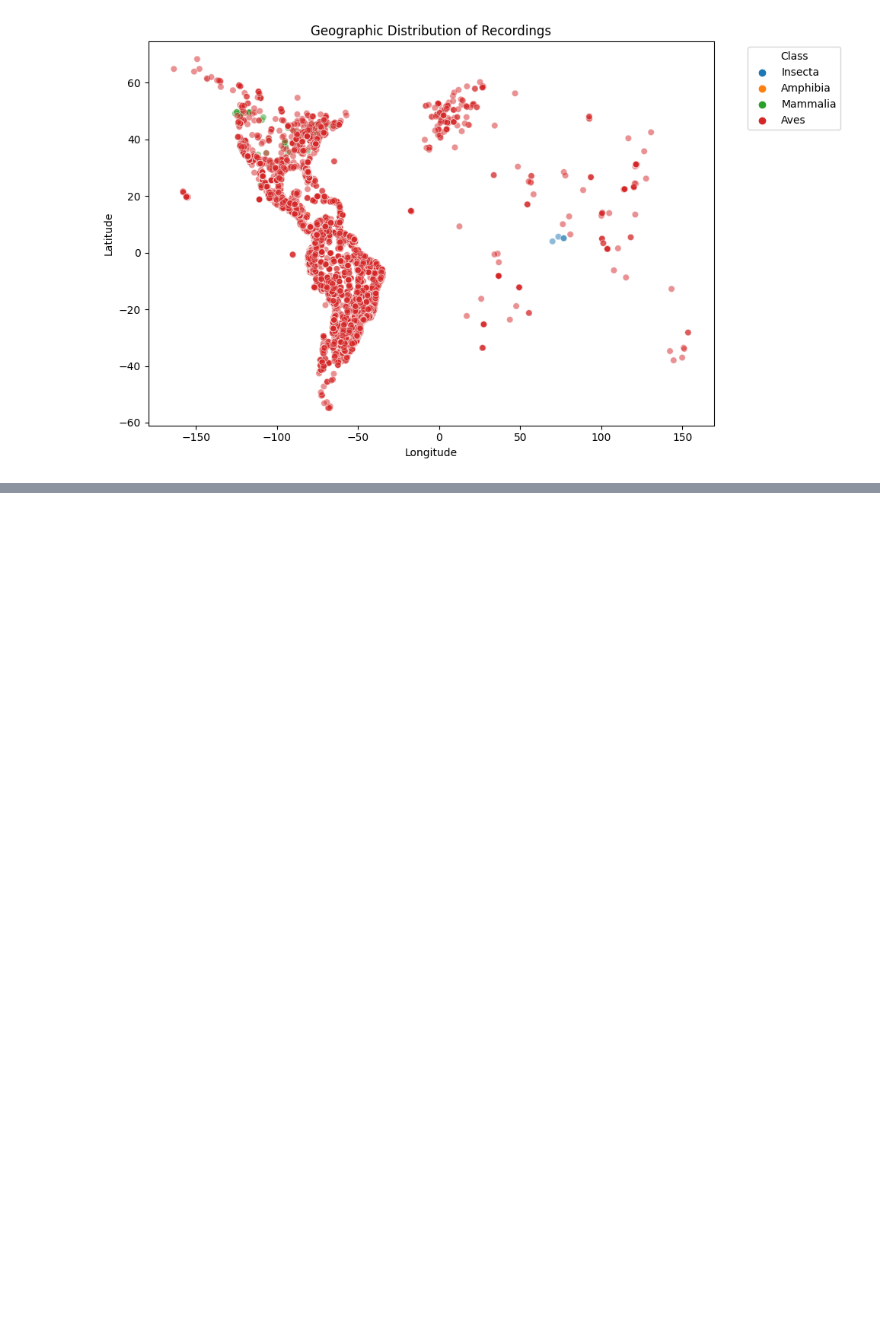
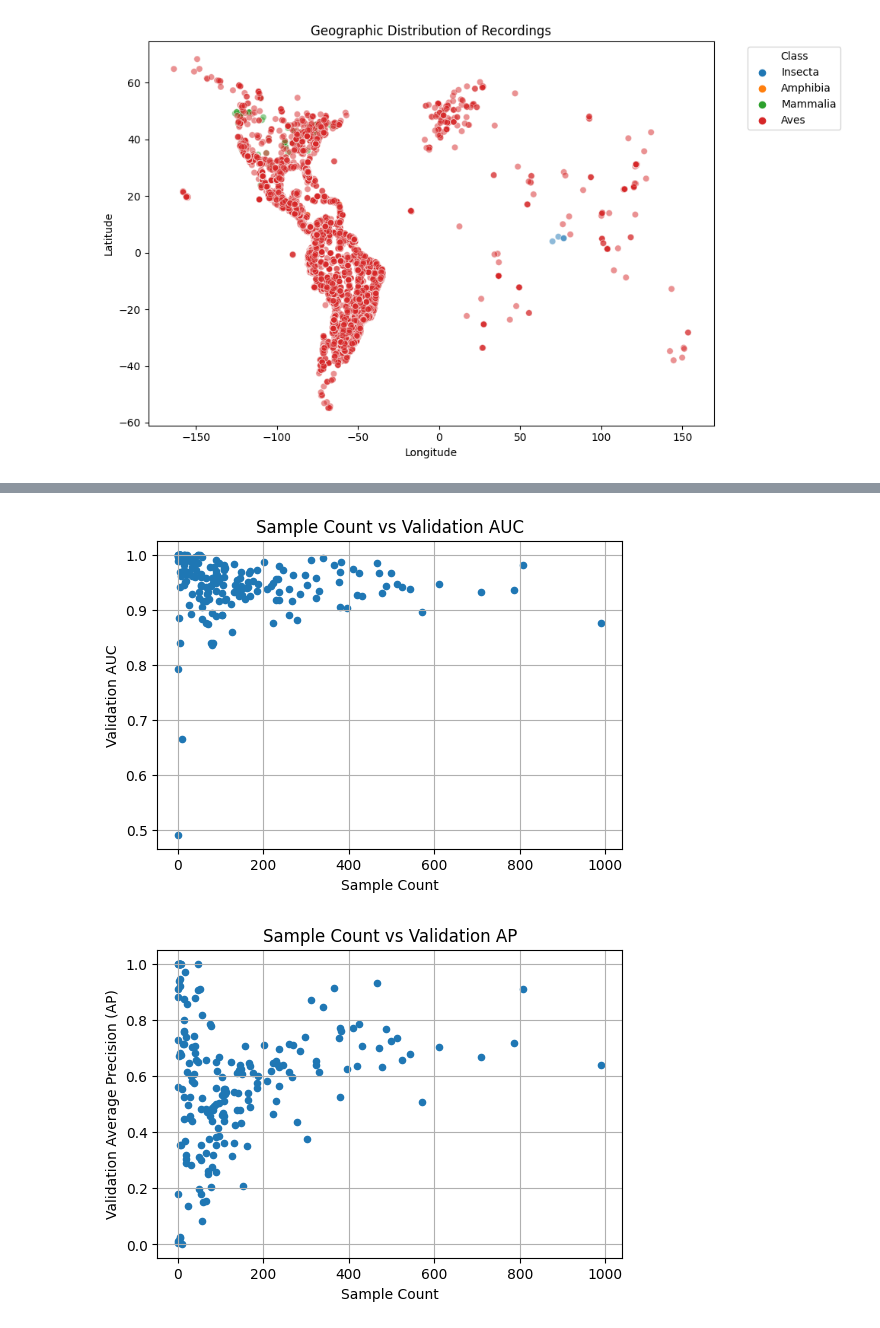
Before and after one commit to junya737/birdclef-2025, a Jupyter notebook: scripts/eda_2.ipynb, the cells around one changed output, grey strips where cells are left out. Drawn from its saved outputs; the diff is of its cells as text; code cells hidden in the pictures; blank space fills up the shorter version.

```diff
--- a/scripts/eda_2.ipynb
+++ b/scripts/eda_2.ipynb
@@ -48,10 +48,10 @@ class DatasetConfig:
         self.TARGET_DURATION = 5 # データセット作成時のウィンドウサイズ
         self.TARGET_SHAPE = (256, 256)
         self.N_FFT = 1024
-        self.HOP_LENGTH = 524
-        self.N_MELS = 128
-        self.FMIN = 50
-        self.FMAX = 14000
+        self.HOP_LENGTH = 512
+        self.N_MELS = 148
+        self.FMIN = 20
+        self.FMAX = 16000
         self.N_MAX = 50 if self.debug else None
         self.N_JOBS = 16  # 並列処理のスレッド数 16くらいでいい
         self.LOAD_ENGINE = 'torchaudio'  # librosa or torchaudio
@@ -400,0 +439,3 @@ play_audio("ywcpar/iNat922688.ogg", cfg.train_datadir)
+# %%
+train = pd.merge(train_label, taxonomy[["primary_label", "inat_taxon_id","class_name"]], on='primary_label', how='left')
+train.head()
@@ -400,0 +449,55 @@ play_audio("ywcpar/iNat922688.ogg", cfg.train_datadir)
+# %%
+# サンプル数と性能の関係．mel_0411のfスコア
+from glob import glob
+
+# モデルスコアの保存場所
+model_path = "../models/fold0_CropAug/"
+
+# 全 fold のスコアファイルを取得
+score_files = sorted(glob(os.path.join(model_path, "best_val_classwise_score_fold*.csv")))
+
+# すべてのスコアを格納するリスト
+all_scores = []
+
+# 各 fold のスコアを読み込んでリストに追加
+for file in score_files:
+    df = pd.read_csv(file)
+    all_scores.append(df)
+
+# 全スコアを一つのDataFrameに統合
+combined_df = pd.concat(all_scores)
+
+# ラベルごとに平均を計算
+mean_scores = combined_df.groupby("label").agg({
+    "val_auc": "mean",
+    "val_ap": "mean"
+}).reset_index()
+
+
+label_counts = train["primary_label"].value_counts().rename_axis("label").reset_index(name="sample_count")
+# mean_scores（fold平均済み）とマージ
+score_sample_df = mean_scores.merge(label_counts, on="label", how="left")
+
+df = score_sample_df.copy()
+# val_auc vs sample_count
+plt.figure(figsize=(6, 4))
+plt.scatter(df["sample_count"], df["val_auc"], s=20, )
+plt.xlabel("Sample Count")
+plt.ylabel("Validation AUC")
+plt.title("Sample Count vs Validation AUC")
+plt.grid(True)
+plt.show()
+
+# val_ap vs sample_count
+plt.figure(figsize=(6, 4))
+plt.scatter(df["sample_count"], df["val_ap"], s=20)
+plt.xlabel("Sample Count")
+plt.ylabel("Validation Average Precision (AP)")
+plt.title("Sample Count vs Validation AP")
+plt.grid(True)
+plt.show()
+
+# baselineよりもサンプル数が少ない部分の性能改善が見られる．
+# %% [output]
+[figure, added]
+[figure, added]
```
Also changed, not shown: parts of 14 cells of this notebook.
